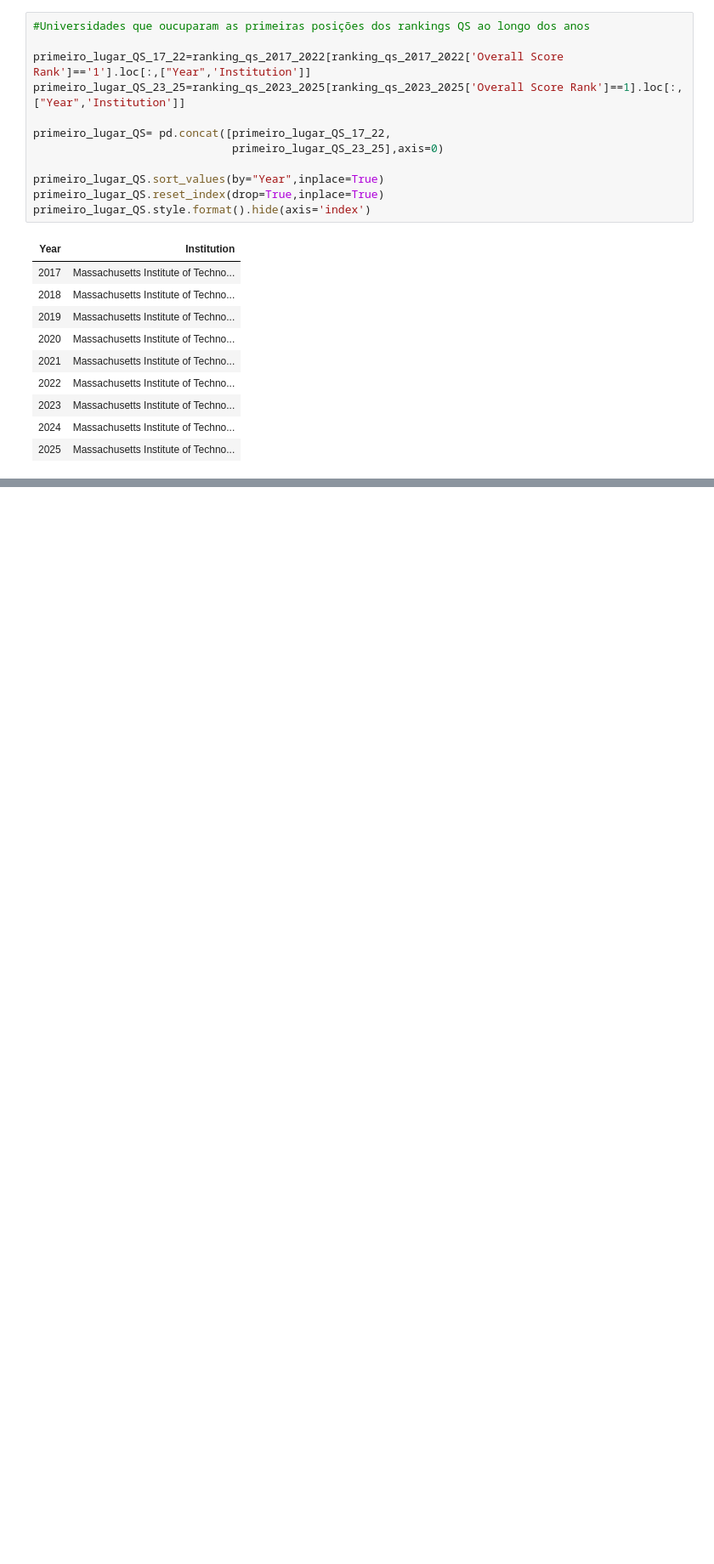
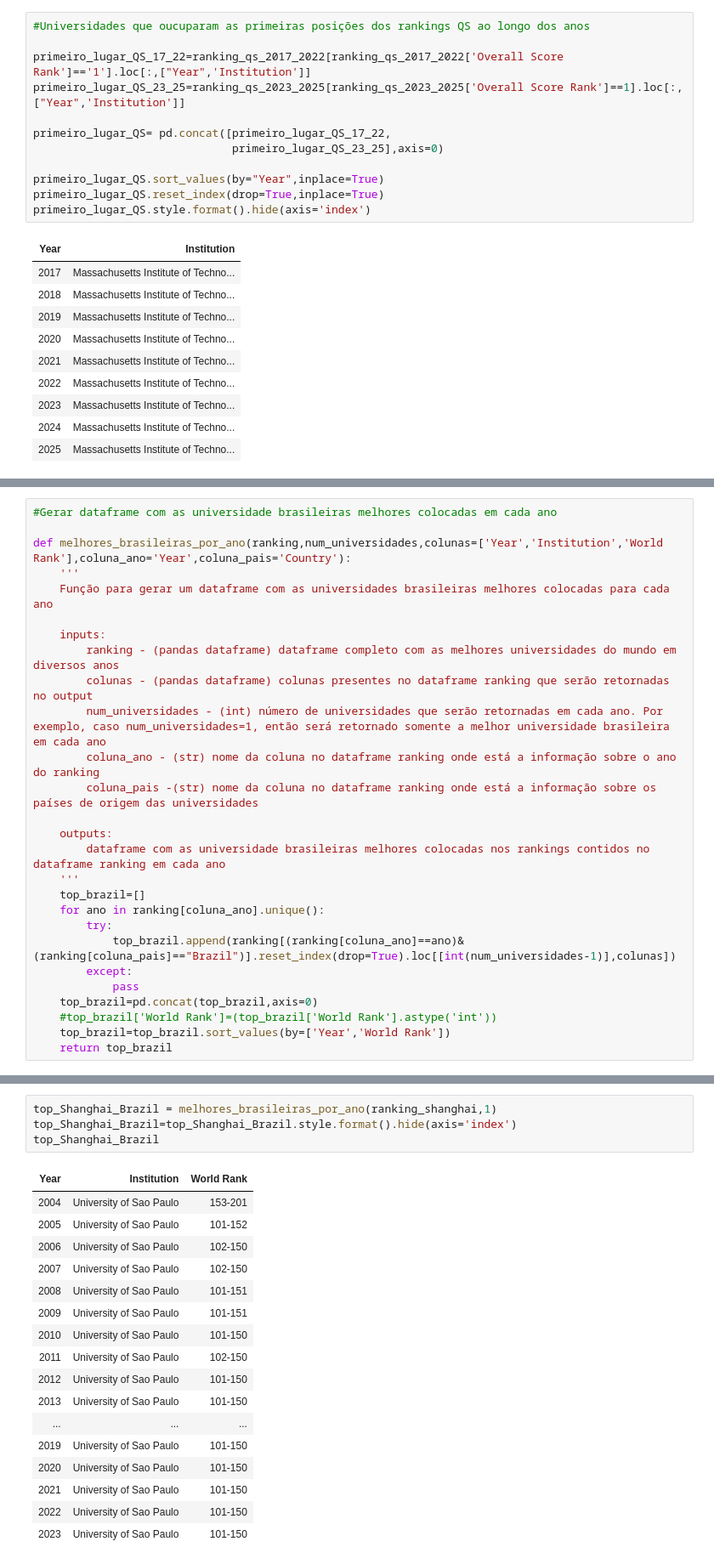
Before and after one commit to RodolfoPCruz/education_analysis, a Jupyter notebook: Comparativo/Comparativo.ipynb, the cells around one changed output, grey strips where cells are left out. Shown at 85% size. Cells and saved outputs as stored; diff of their text form; blank space fills up the shorter version.

```diff
--- a/Comparativo/Comparativo.ipynb
+++ b/Comparativo/Comparativo.ipynb
@@ -857,0 +860,27 @@ primeiro_lugar_Shanghai.style.format().hide(axis='index')
+# %%
+#Gerar dataframe com as universidade brasileiras melhores colocadas em cada ano
+
+def melhores_brasileiras_por_ano(ranking,num_universidades,colunas=['Year','Institution','World Rank'],coluna_ano='Year',coluna_pais='Country'):
+    '''
+    Função para gerar um dataframe com as universidades brasileiras melhores colocadas para cada ano
+
+    inputs:
+        ranking - (pandas dataframe) dataframe completo com as melhores universidades do mundo em diversos anos
+        colunas - (pandas dataframe) colunas presentes no dataframe ranking que serão retornadas no output
+        num_universidades - (int) número de universidades que serão retornadas em cada ano. Por exemplo, caso num_universidades=1, então será retornado somente a melhor universidade brasileira em cada ano
+        coluna_ano - (str) nome da coluna no dataframe ranking onde está a informação sobre o ano do ranking
+        coluna_pais -(str) nome da coluna no dataframe ranking onde está a informação sobre os países de origem das universidades
+
+    outputs:
+        dataframe com as universidade brasileiras melhores colocadas nos rankings contidos no dataframe ranking em cada ano
+    '''
+    top_brazil=[]
+    for ano in ranking[coluna_ano].unique():
+        try:
+            top_brazil.append(ranking[(ranking[coluna_ano]==ano)&(ranking[coluna_pais]=="Brazil")].reset_index(drop=True).loc[[int(num_universidades-1)],colunas])
+        except:
+            pass
+    top_brazil=pd.concat(top_brazil,axis=0)
+    #top_brazil['World Rank']=(top_brazil['World Rank'].astype('int'))
+    top_brazil=top_brazil.sort_values(by=['Year','World Rank'])
+    return top_brazil
@@ -857,0 +929,22 @@ primeiro_lugar_Shanghai.style.format().hide(axis='index')
+# %%
+top_Shanghai_Brazil = melhores_brasileiras_por_ano(ranking_shanghai,1)
+top_Shanghai_Brazil=top_Shanghai_Brazil.style.format().hide(axis='index')
+top_Shanghai_Brazil
+# %% [output]
+| Year | Institution | World Rank |
+| 2004 | University of Sao Paulo | 153-201 |
+| 2005 | University of Sao Paulo | 101-152 |
+| 2006 | University of Sao Paulo | 102-150 |
+| 2007 | University of Sao Paulo | 102-150 |
+| 2008 | University of Sao Paulo | 101-151 |
+| 2009 | University of Sao Paulo | 101-151 |
+| 2010 | University of Sao Paulo | 101-150 |
+| 2011 | University of Sao Paulo | 102-150 |
+| 2012 | University of Sao Paulo | 101-150 |
+| 2013 | University of Sao Paulo | 101-150 |
+| ... | ... | ... |
+| 2019 | University of Sao Paulo | 101-150 |
+| 2020 | University of Sao Paulo | 101-150 |
+| 2021 | University of Sao Paulo | 101-150 |
+| 2022 | University of Sao Paulo | 101-150 |
+| 2023 | University of Sao Paulo | 101-150 |
```
Also changed, not shown: parts of 9 cells of this notebook.
